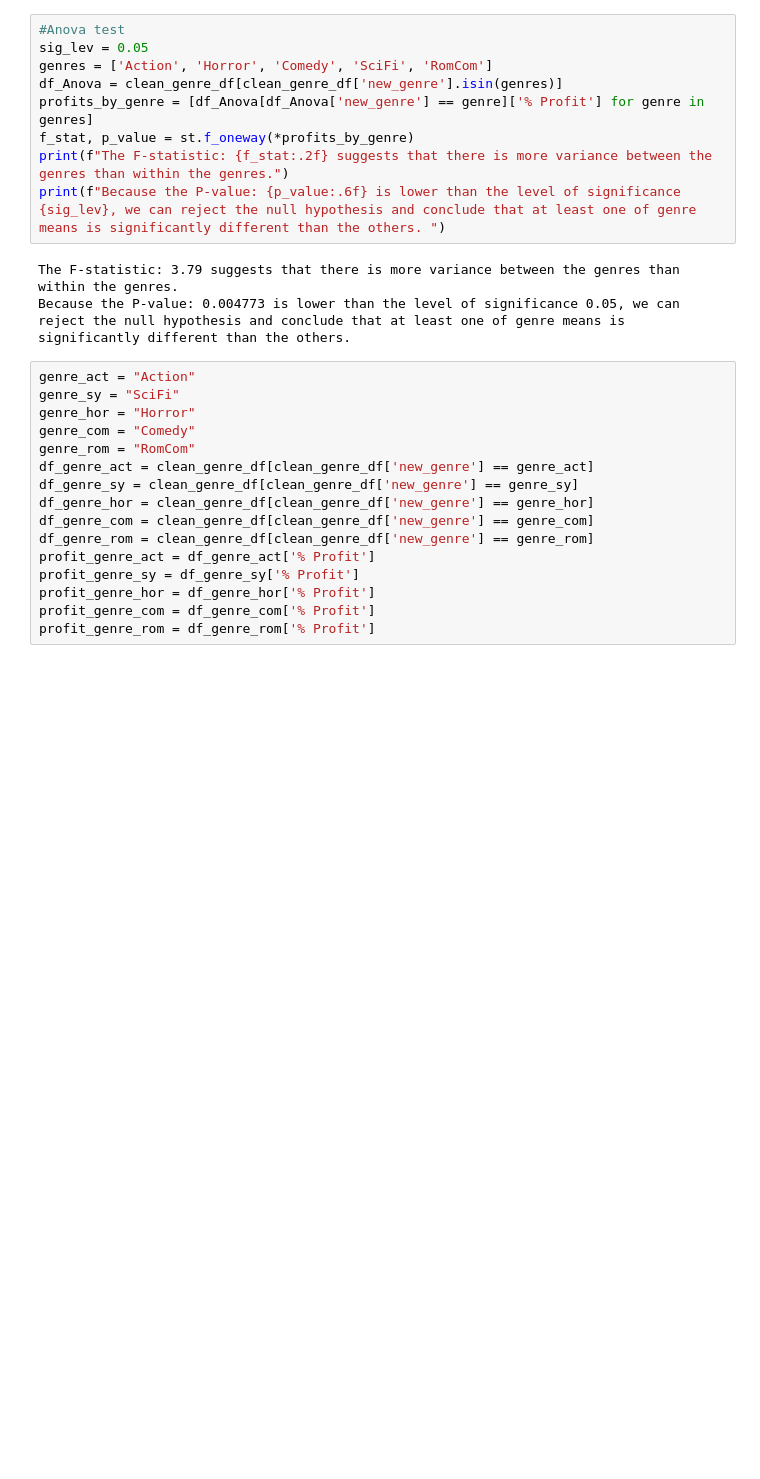
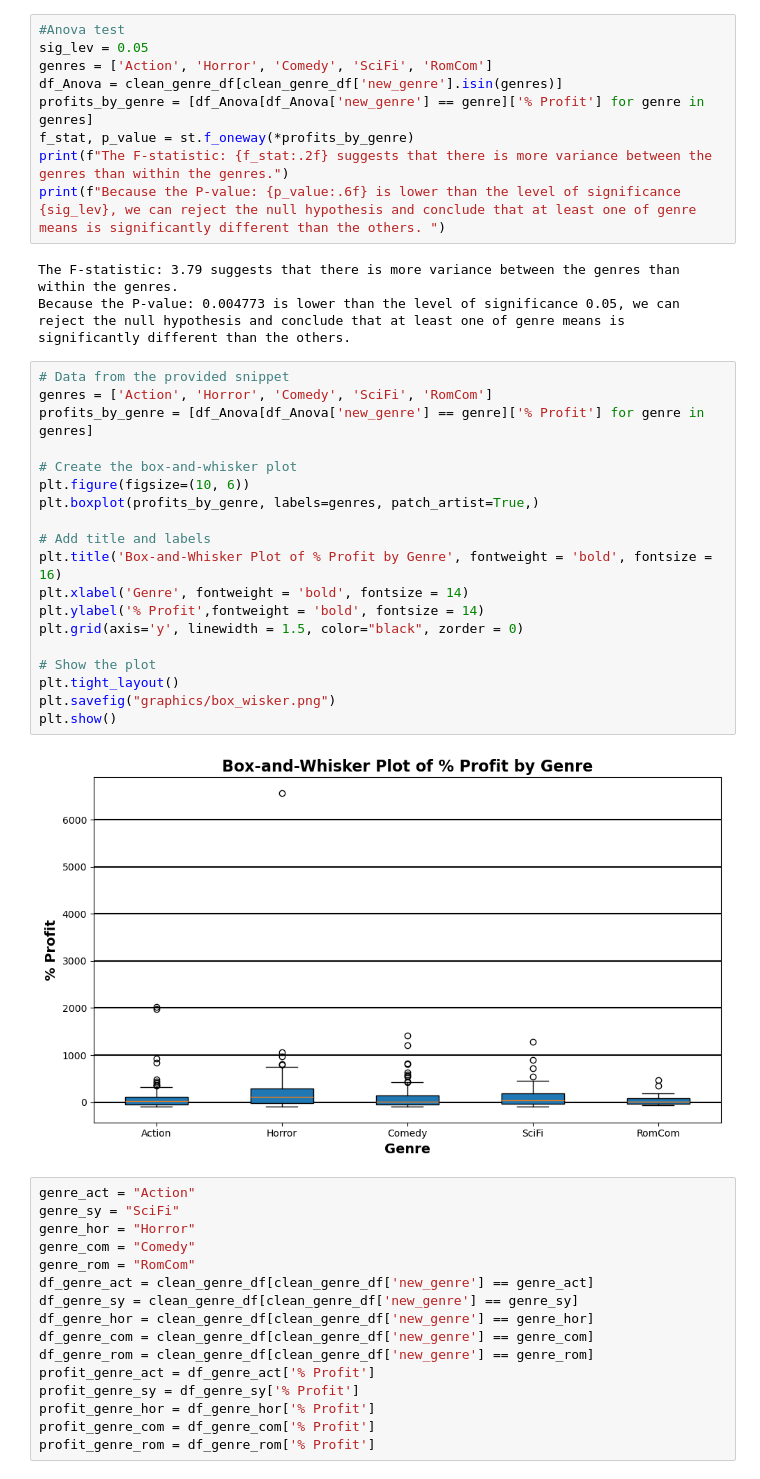
Before and after one commit to Levifahring/movie_project_one, a Jupyter notebook: project.ipynb, the cells around one changed output. Cells and saved outputs as stored; diff of their text form; blank space fills up the shorter version.

```diff
--- a/project.ipynb
+++ b/project.ipynb
@@ -541,6 +541,27 @@ print(f"Because the P-value: {p_value:.6f} is lower than the level of significan
 # %% [output]
 The F-statistic: 3.79 suggests that there is more variance between the genres than within the genres.
 Because the P-value: 0.004773 is lower than the level of significance 0.05, we can reject the null hypothesis and conclude that at least one of genre means is significantly different than the others.
+# %%
+# Data from the provided snippet
+genres = ['Action', 'Horror', 'Comedy', 'SciFi', 'RomCom']
+profits_by_genre = [df_Anova[df_Anova['new_genre'] == genre]['% Profit'] for genre in genres]
+
+# Create the box-and-whisker plot
+plt.figure(figsize=(10, 6))
+plt.boxplot(profits_by_genre, labels=genres, patch_artist=True,)
+
+# Add title and labels
+plt.title('Box-and-Whisker Plot of % Profit by Genre', fontweight = 'bold', fontsize = 16)
+plt.xlabel('Genre', fontweight = 'bold', fontsize = 14)
+plt.ylabel('% Profit',fontweight = 'bold', fontsize = 14)
+plt.grid(axis='y', linewidth = 1.5, color="black", zorder = 0)
+
+# Show the plot
+plt.tight_layout()
+plt.savefig("graphics/box_wisker.png")
+plt.show()
+# %% [output]
+[figure, added]
 # %%
 genre_act = "Action"
 genre_sy = "SciFi"
```
Also changed, not shown: 2 other files.
